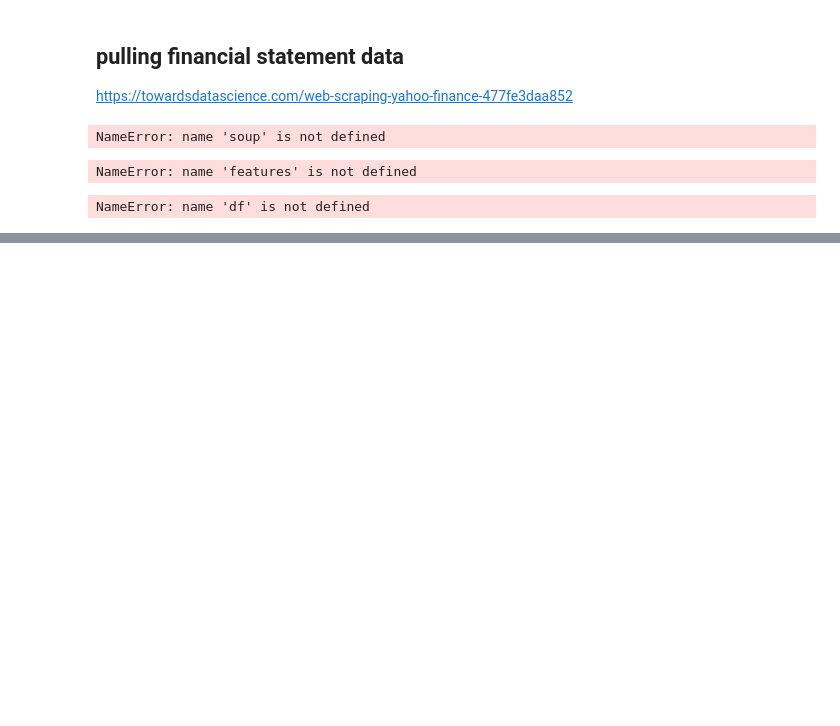
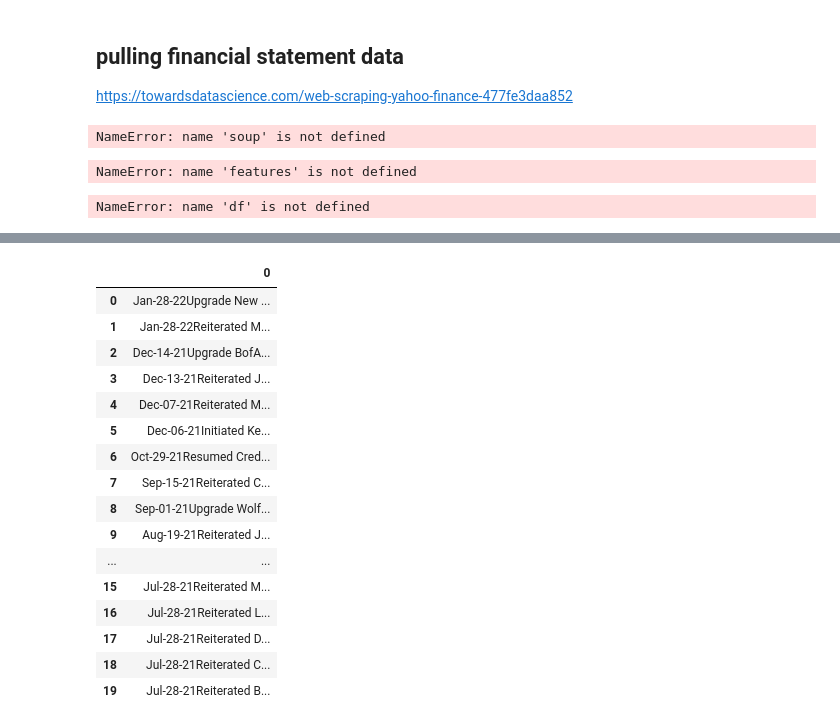
Before and after one commit to vivekjainmaiet/stockanalysis, a Jupyter notebook: notebooks/ying_xu_notebook.ipynb, the cells around one changed output, grey strips where cells are left out. Cells and saved outputs as stored; diff of their text form; code cells hidden in the pictures; blank space fills up the shorter version.

```diff
--- a/notebooks/ying_xu_notebook.ipynb
+++ b/notebooks/ying_xu_notebook.ipynb
@@ -804,0 +807,20 @@ NameError: name 'df' is not defined
+# %%
+import pandas as pd
+import numpy as np
+from bs4 import BeautifulSoup as soup
+from urllib.request import Request, urlopen
+
+pd.set_option('display.max_colwidth', 25)
+# %%
+# Input
+symbol = "AAPL"
+
+# Set up scraper
+url = ("http://finviz.com/quote.ashx?t=" + symbol.lower())
+req = Request(url, headers={'User-Agent': 'Mozilla/5.0'})
+webpage = urlopen(req).read()
+html = soup(webpage, "html.parser")
+
+list1=[]
+for recipe in html.find_all('tr', {'class': 'body-table-rating-upgrade'}):
+    list1.append(recipe.text)
@@ -804,0 +844,3 @@ NameError: name 'df' is not defined
+# %%
+recommendation = pd.read_html(str(html), attrs = {'class': 'fullview-ratings-outer'})
+recommendation
@@ -804,0 +865,20 @@ NameError: name 'df' is not defined
+# %%
+recommendation[0]
+# %% [output]
+|  | 0 |
+| 0 | Jan-28-22Upgrade New ... |
+| 1 | Jan-28-22Reiterated M... |
+| 2 | Dec-14-21Upgrade BofA... |
+| 3 | Dec-13-21Reiterated J... |
+| 4 | Dec-07-21Reiterated M... |
+| 5 | Dec-06-21Initiated Ke... |
+| 6 | Oct-29-21Resumed Cred... |
+| 7 | Sep-15-21Reiterated C... |
+| 8 | Sep-01-21Upgrade Wolf... |
+| 9 | Aug-19-21Reiterated J... |
+| ... | ... |
+| 15 | Jul-28-21Reiterated M... |
+| 16 | Jul-28-21Reiterated L... |
+| 17 | Jul-28-21Reiterated D... |
+| 18 | Jul-28-21Reiterated C... |
+| 19 | Jul-28-21Reiterated B... |
```
Also changed, not shown: parts of 7 cells of this notebook.
